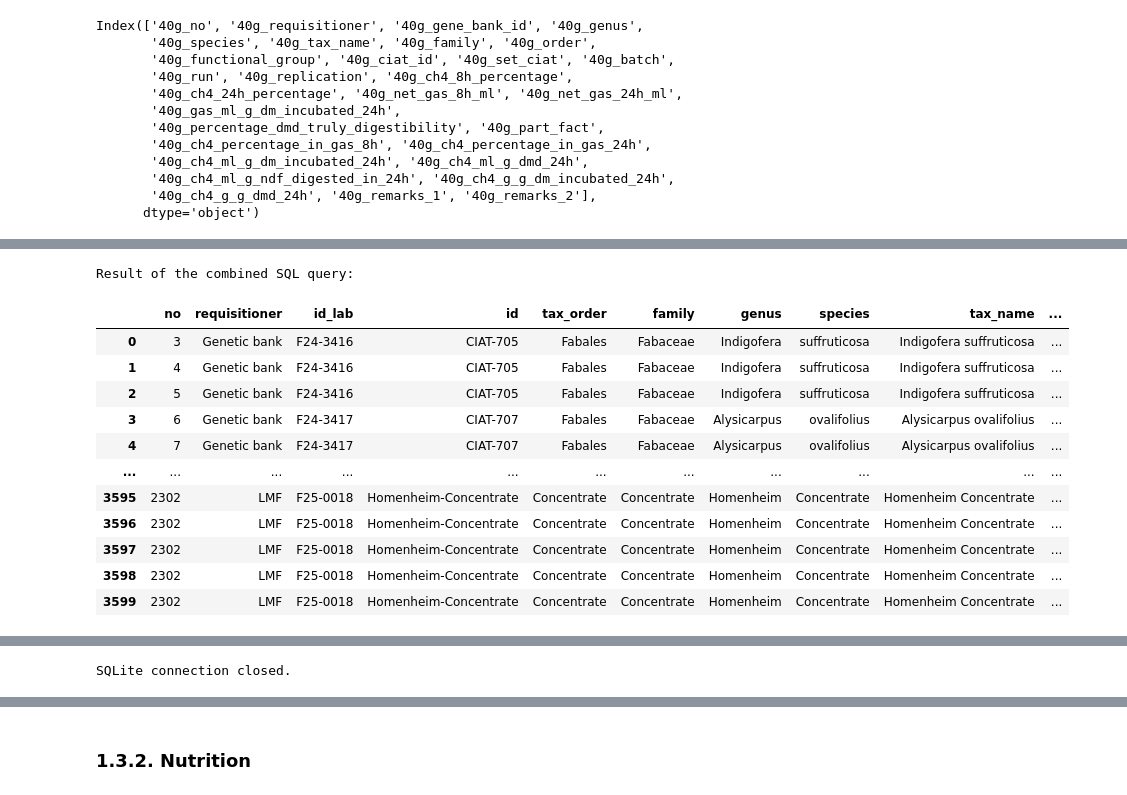
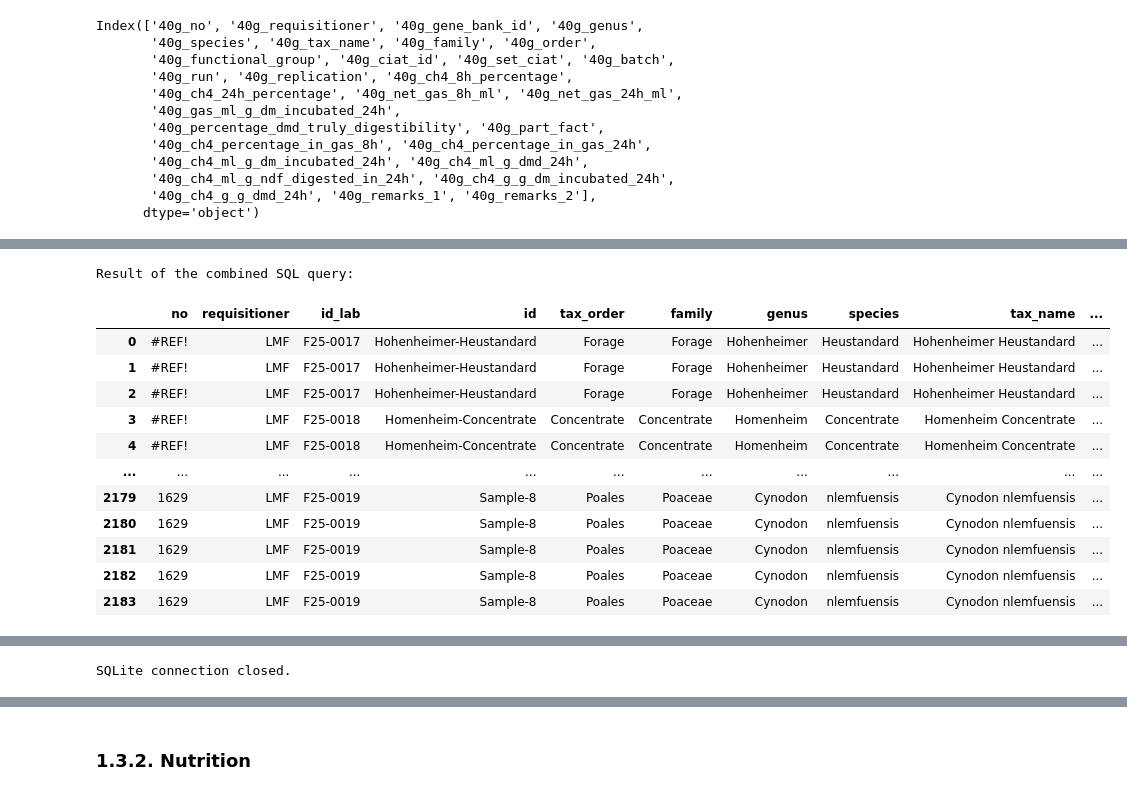
Before and after one commit to maurope/lmf, a Jupyter notebook: notebooks/2026/2026_06_05_sql_data_frame_creation_with_curated_subsets.ipynb, the cells around one changed output, grey strips where cells are left out. Saved outputs shown, nothing was run; the diff lists cells and outputs as text; code cells hidden in the pictures.

```diff
--- a/notebooks/2026/2026_06_05_sql_data_frame_creation_with_curated_subsets.ipynb
+++ b/notebooks/2026/2026_06_05_sql_data_frame_creation_with_curated_subsets.ipynb
@@ -192,7 +183,7 @@ subset_1_gas_prod.iloc[:5,:15]
 # %%
 query_combined = """
 SELECT
-    s1go."31_no" as no,
+    s1gc."40g_no" as no,
     s1i."10_requisitioner" as requisitioner,
     s1i."10_ciat_lab_id" as id_lab,
     s1i."10_gene_bank_breeding_program_id" as id,
@@ -203,79 +194,79 @@ SELECT
     s1i."10_tax_name" as tax_name,
     s1i."10_functional_group" as functional_group,
 
-    s1g."40g_set_ciat" as set_ciat,
-    s1g."40g_batch" as batch,
-    s1g."40g_run" as run,
-    s1g."40g_replication" as replication,
-    s1go."31_syrange_no" as syrange,
+    s1gc."40g_set_ciat" as set_ciat,
+    s1gc."40g_batch" as batch,
+    s1gc."40g_run" as run,
+    s1gc."40g_replication" as replication,
+    s1gc."40g_replication" as syrange,
 
     s1go."31_sample_weight_g" as sample_weight_g,
     s1d."32_undigested_dm_g" as undigested_dm_g,
-    s1go."31_dm_incubated_mg" as dm_incubated ,
+    s1go."31_dm_incubated_mg" as dm_incubated,
     s1go."31_digested_feed_mg" as digested_feed_mg,
 
-    s1g."40g_net_gas_8h_ml" as net_gas_8h_ml,
-    s1g."40g_net_gas_24h_ml" as net_gas_24h_ml,
+    s1gc."40g_net_gas_8h_ml" as net_gas_8h_ml,
+    s1gc."40g_net_gas_24h_ml" as net_gas_24h_ml,
     s1go."31_ch4_8h_ml" as ch4_8h_ml,
     s1go."31_ch4_24h_ml" as ch4_24h_ml,
-    s1g."40g_ch4_8h_percentage" as ch4_8h_percentage,
-    s1g."40g_ch4_24h_percentage" as ch4_24h_percentage,
+    s1go."31_ch4_8h_percentage" as ch4_8h_percentage,
+    s1go."31_ch4_24h_percentage" as ch4_24h_percentage,
 
-    s1g."40g_gas_ml_g_dm_incubated_24h" as gas_ml_g_dm_incubated_24h,
-    s1g."40g_part_fact" as part_fact,
+    s1gc."40g_gas_ml_g_dm_incubated_24h" as gas_ml_g_dm_incubated_24h,
+    s1gc."40g_part_fact" as part_fact,
 
-    s1g."40g_ch4_ml_g_dm_incubated_24h" as ch4_ml_g_dm_incubaed_24h,
-    s1g."40g_ch4_ml_g_ndf_digested_in_24h" as ch4_ml_g_ndf_digested_24h,
-    s1g."40g_ch4_ml_g_dmd_24h" as methane_intensity,
-    s1g."40g_percentage_dmd_truly_digestibility" as tddm,
+    s1gc."40g_ch4_ml_g_dm_incubated_24h" as ch4_ml_g_dm_incubated_24h,
+    s1gc."40g_ch4_ml_g_ndf_digested_in_24h" as ch4_ml_g_ndf_digested_24h,
+    s1gc."40g_ch4_ml_g_dmd_24h" as methane_intensity,
+    s1gc."40g_percentage_dmd_truly_digestibility" as tddm,
 
     s1i."10_remarks_1" as information_remarks_1,
     s1i."10_remarks_2" as information_remarks_2,
-    s1g."40g_remarks_1" as gas_remarks_1,
-    s1g."40g_remarks_2" as gas_remarks_2,
+    s1gc."40g_remarks_1" as gas_remarks_1,
+    s1gc."40g_remarks_2" as gas_remarks_2,
     s1d."32_remarks_1" as digest_remarks_1,
     s1d."32_remarks_2" as digest_remarks_2
 
+FROM
+    subset_1_information_samples AS s1i
+JOIN
+    subset_1_gas_ori AS s1go
+ON s1i."10_ciat_lab_id" = s1go."31_ciat_id"
 
-FROM subset_1_information_samples AS s1i
-
-JOIN subset_1_gas_ori AS s1go
-ON s1i."10_ciat_lab_id" = s1go."31_ciat_id"
+JOIN subset_1_gas_prod AS s1gc
+ON s1go."31_gene_bank_id" = s1gc."40g_gene_bank_id"
+AND s1go."31_batch" = s1gc."40g_batch"
+AND s1go."31_replication" = s1gc."40g_replication"
 
 LEFT JOIN subset_1_digest AS s1d
 ON s1go."31_ciat_id" = s1d."32_ciat_id"
-AND s1go."31_no" = s1d."32_no"
+AND s1go."31_batch" = s1d."32_batch"
 AND s1go."31_replication" = s1d."32_replication"
-AND s1go."31_syrange_no" = s1d."32_syrange_no"
-
-LEFT JOIN subset_1_gas_prod AS s1g
-ON s1go."31_ciat_id" = s1g."40g_ciat_id"
-AND s1go."31_no" = s1g."40g_no"
-AND s1go."31_replication" = s1g."40g_replication"
 
 
 ORDER BY
     CAST(no AS INTEGER) ASC
+
 """
 
 subset_1_gas_sorted_by_sql  = pd.read_sql_query(query_combined, conn_new)
 
 print("Result of the combined SQL query:")
 display(subset_1_gas_sorted_by_sql)
 
 conn_new.close()
 print("\nSQLite connection closed.")
 # %% [output]
 Result of the combined SQL query:
 |  | no | requisitioner | id_lab | id | tax_order | family | genus | species | tax_name | ... |
-| 0 | 3 | Genetic bank | F24-3416 | CIAT-705 | Fabales | Fabaceae | Indigofera | suffruticosa | Indigofera suffruticosa | ... |
-| 1 | 4 | Genetic bank | F24-3416 | CIAT-705 | Fabales | Fabaceae | Indigofera | suffruticosa | Indigofera suffruticosa | ... |
-| 2 | 5 | Genetic bank | F24-3416 | CIAT-705 | Fabales | Fabaceae | Indigofera | suffruticosa | Indigofera suffruticosa | ... |
-| 3 | 6 | Genetic bank | F24-3417 | CIAT-707 | Fabales | Fabaceae | Alysicarpus | ovalifolius | Alysicarpus ovalifolius | ... |
-| 4 | 7 | Genetic bank | F24-3417 | CIAT-707 | Fabales | Fabaceae | Alysicarpus | ovalifolius | Alysicarpus ovalifolius | ... |
+| 0 | #REF! | LMF | F25-0017 | Hohenheimer-Heustandard | Forage | Forage | Hohenheimer | Heustandard | Hohenheimer Heustandard | ... |
+| 1 | #REF! | LMF | F25-0017 | Hohenheimer-Heustandard | Forage | Forage | Hohenheimer | Heustandard | Hohenheimer Heustandard | ... |
+| 2 | #REF! | LMF | F25-0017 | Hohenheimer-Heustandard | Forage | Forage | Hohenheimer | Heustandard | Hohenheimer Heustandard | ... |
+| 3 | #REF! | LMF | F25-0018 | Homenheim-Concentrate | Concentrate | Concentrate | Homenheim | Concentrate | Homenheim Concentrate | ... |
+| 4 | #REF! | LMF | F25-0018 | Homenheim-Concentrate | Concentrate | Concentrate | Homenheim | Concentrate | Homenheim Concentrate | ... |
 | ... | ... | ... | ... | ... | ... | ... | ... | ... | ... | ... |
-| 3595 | 2302 | LMF | F25-0018 | Homenheim-Concentrate | Concentrate | Concentrate | Homenheim | Concentrate | Homenheim Concentrate | ... |
-| 3596 | 2302 | LMF | F25-0018 | Homenheim-Concentrate | Concentrate | Concentrate | Homenheim | Concentrate | Homenheim Concentrate | ... |
-| 3597 | 2302 | LMF | F25-0018 | Homenheim-Concentrate | Concentrate | Concentrate | Homenheim | Concentrate | Homenheim Concentrate | ... |
-| 3598 | 2302 | LMF | F25-0018 | Homenheim-Concentrate | Concentrate | Concentrate | Homenheim | Concentrate | Homenheim Concentrate | ... |
-| 3599 | 2302 | LMF | F25-0018 | Homenheim-Concentrate | Concentrate | Concentrate | Homenheim | Concentrate | Homenheim Concentrate | ... |
+| 2179 | 1629 | LMF | F25-0019 | Sample-8 | Poales | Poaceae | Cynodon | nlemfuensis | Cynodon nlemfuensis | ... |
+| 2180 | 1629 | LMF | F25-0019 | Sample-8 | Poales | Poaceae | Cynodon | nlemfuensis | Cynodon nlemfuensis | ... |
+| 2181 | 1629 | LMF | F25-0019 | Sample-8 | Poales | Poaceae | Cynodon | nlemfuensis | Cynodon nlemfuensis | ... |
+| 2182 | 1629 | LMF | F25-0019 | Sample-8 | Poales | Poaceae | Cynodon | nlemfuensis | Cynodon nlemfuensis | ... |
+| 2183 | 1629 | LMF | F25-0019 | Sample-8 | Poales | Poaceae | Cynodon | nlemfuensis | Cynodon nlemfuensis | ... |
```
Also changed, not shown: parts of 22 cells of this notebook, 17 other files.
